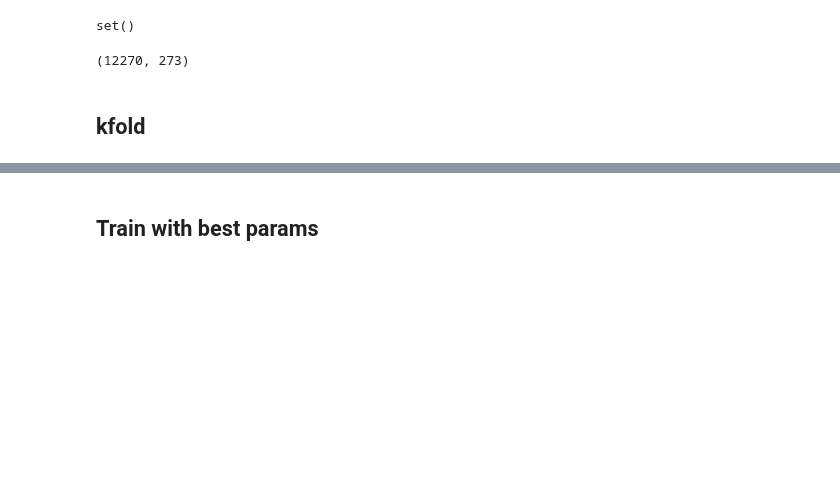
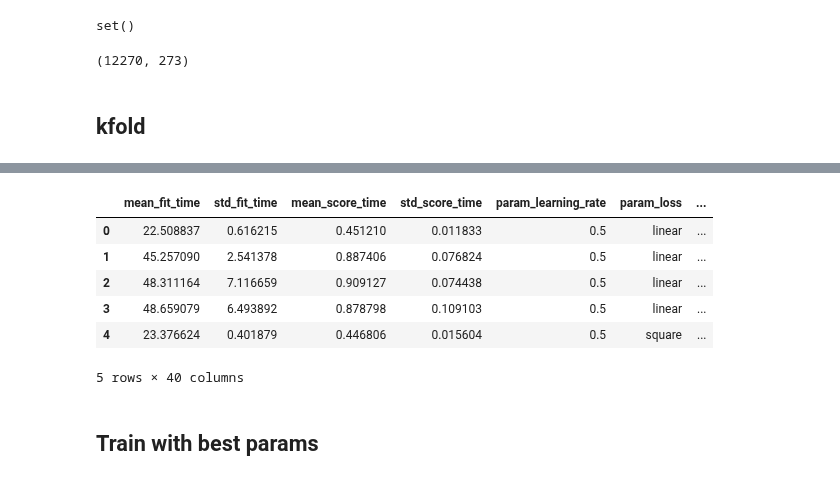
Before and after one commit to RDOGS-Friendz/SLDL-MLB-ATT-Prediction, a Jupyter notebook: statistical-learning/adaboost.ipynb, the cells around one changed output, grey strips where cells are left out. Drawn from its saved outputs; the diff is of its cells as text; code cells hidden in the pictures; blank space fills up the shorter version.

```diff
--- a/statistical-learning/adaboost.ipynb
+++ b/statistical-learning/adaboost.ipynb
@@ -69,3 +83,14 @@ print("Best parameters:", clf.best_params_)
+# %%
+df_res = pd.DataFrame(data=clf.cv_results_)
+df_res.head()
+# %% [output]
+|  | mean_fit_time | std_fit_time | mean_score_time | std_score_time | param_learning_rate | param_loss | ... |
+| 0 | 22.508837 | 0.616215 | 0.451210 | 0.011833 | 0.5 | linear | ... |
+| 1 | 45.257090 | 2.541378 | 0.887406 | 0.076824 | 0.5 | linear | ... |
+| 2 | 48.311164 | 7.116659 | 0.909127 | 0.074438 | 0.5 | linear | ... |
+| 3 | 48.659079 | 6.493892 | 0.878798 | 0.109103 | 0.5 | linear | ... |
+| 4 | 23.376624 | 0.401879 | 0.446806 | 0.015604 | 0.5 | square | ... |
+5 rows × 40 columns
 # %% [markdown]
 ## Train with best params
 # %%
```
Also changed, not shown: parts of 11 cells of this notebook, 3 other files.
